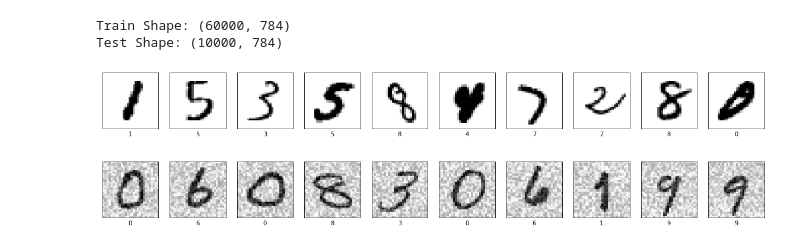
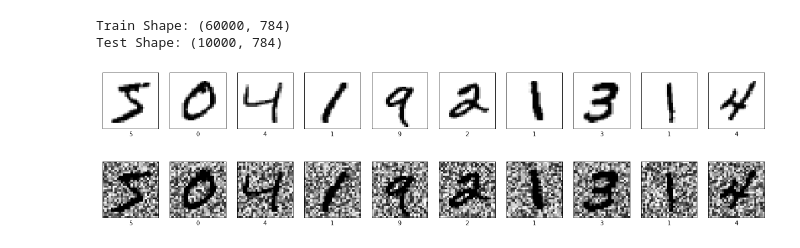
Before and after one commit to MoosaSaadat/handsonml, a Jupyter notebook: noise_reduction.ipynb, the cells around one changed output. Saved outputs shown, nothing was run; the diff lists cells and outputs as text; code cells hidden in the pictures.

```diff
--- a/noise_reduction.ipynb
+++ b/noise_reduction.ipynb
@@ -37,33 +37,33 @@ Test Shape: (10000, 784)
 # Visualize dataset
 def plot(x, p, labels=False):
   plt.figure(figsize=(20,2))
-  indices = np.random.randint(x.shape[0], size=10)
-  for i, idx in enumerate(indices):
+
+  for i in range(10):
     plt.subplot(1, 10, i+1)
-    plt.imshow(x[idx].reshape(28,28), cmap="binary")
+    plt.imshow(x[i].reshape(28,28), cmap="binary")
     plt.xticks([])
     plt.yticks([])
     if labels:
-      plt.xlabel(p[idx])
+      plt.xlabel(p[i])
   plt.show()
 
 plot(x_train, y_train, True)
 # %% [output]
-[figure, old version]
+[figure, new version]
 # %%
 # Add noise
 x_train_noisy = x_train + (
-    np.random.rand(x_train.shape[0], x_train.shape[1]) * 0.002
+    np.random.rand(x_train.shape[0], x_train.shape[1]) * 0.9
 )
 x_test_noisy = x_test + (
-    np.random.rand(x_test.shape[0], x_test.shape[1]) * 0.002
+    np.random.rand(x_test.shape[0], x_test.shape[1]) * 0.9
 )
 x_train_noisy = np.clip(x_train_noisy, 0., 1.)
 x_test_noisy = np.clip(x_test_noisy, 0., 1.)
 
 plot(x_train_noisy, y_train, True)
 # %% [output]
-[figure, old version]
+[figure, new version]
 # %%
 # Create model
 model = Sequential([
```
Also changed, not shown: parts of 5 cells of this notebook.
